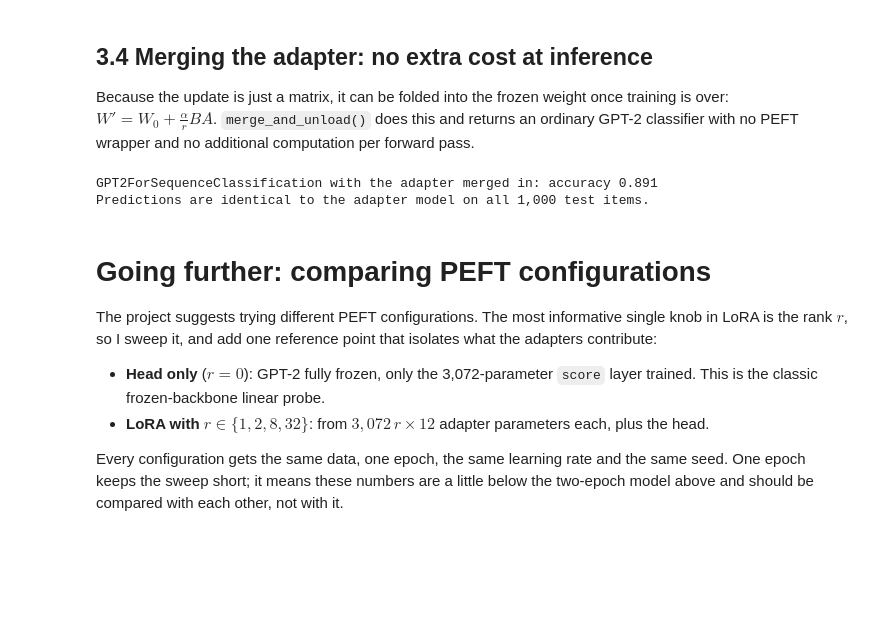
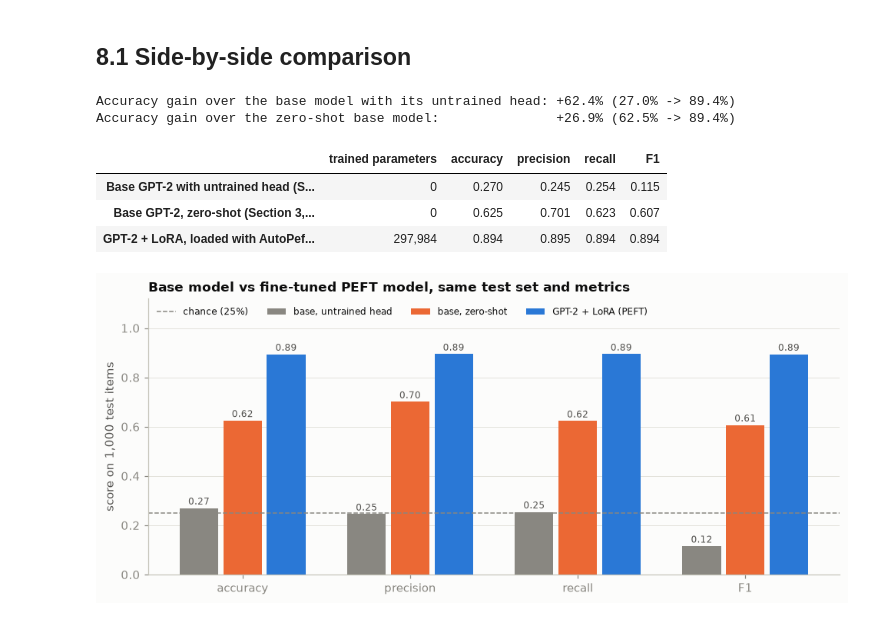
Before and after one commit to xlsarath/lightweight-fine-tuning, a Jupyter notebook: LightweightFineTuning.ipynb, the cells around one changed output. Saved outputs shown, nothing was run; the diff lists cells and outputs as text; code cells hidden in the pictures; blank space fills up the shorter version.

```diff
--- a/LightweightFineTuning.ipynb
+++ b/LightweightFineTuning.ipynb
@@ -534,25 +603,61 @@ pd.DataFrame(
 # %% [markdown]
-## 3.4 Merging the adapter: no extra cost at inference
-
-Because the update is just a matrix, it can be folded into the frozen weight once training is over: $W' = W_0 + \frac{\alpha}{r}BA$. `merge_and_unload()` does this and returns an ordinary GPT-2 classifier with no PEFT wrapper and no additional computation per forward pass.
+## 8.1 Side-by-side comparison
 # %%
-merged_model = reloaded_model.merge_and_unload()
-merged = evaluate(merged_model)
+rows = [
+    ("Base GPT-2 with untrained head (Section 3)", base_results, "0"),
+    ("Base GPT-2, zero-shot (Section 3, continued)", zero_shot_results, "0"),
+    ("GPT-2 + LoRA, loaded with AutoPeftModel (Section 8)", peft_results, f"{trainable:,}"),
+]
+comparison = pd.DataFrame(
+    {
+        "trained parameters": [r[2] for r in rows],
+        "accuracy": [r[1]["eval_accuracy"] for r in rows],
+        "precision": [r[1]["eval_precision"] for r in rows],
+        "recall": [r[1]["eval_recall"] for r in rows],
+        "F1": [r[1]["eval_f1"] for r in rows],
+    },
+    index=[r[0] for r in rows],
+)
 
-assert np.array_equal(merged["preds"], fine_tuned["preds"])
-print(f"{type(merged_model).__name__} with the adapter merged in: accuracy {merged['accuracy']:.3f}")
-print("Predictions are identical to the adapter model on all 1,000 test items.")
-del merged_model, reloaded_model
+best_base_accuracy = max(base_results["eval_accuracy"], zero_shot_results["eval_accuracy"])
+assert peft_results["eval_accuracy"] > best_base_accuracy
+print(f"Accuracy gain over the base model with its untrained head: {peft_results['eval_accuracy'] - base_results['eval_accuracy']:+.1%} "
+      f"({base_results['eval_accuracy']:.1%} -> {peft_results['eval_accuracy']:.1%})")
+print(f"Accuracy gain over the zero-shot base model:               {peft_results['eval_accuracy'] - zero_shot_results['eval_accuracy']:+.1%} "
+      f"({zero_shot_results['eval_accuracy']:.1%} -> {peft_results['eval_accuracy']:.1%})")
+comparison.round(3)
 # %% [output]
-GPT2ForSequenceClassification with the adapter merged in: accuracy 0.891
-Predictions are identical to the adapter model on all 1,000 test items.
+Accuracy gain over the base model with its untrained head: +62.4% (27.0% -> 89.4%)
+Accuracy gain over the zero-shot base model:               +26.9% (62.5% -> 89.4%)
+|  | trained parameters | accuracy | precision | recall | F1 |
+| Base GPT-2 with untrained head (S... | 0 | 0.270 | 0.245 | 0.254 | 0.115 |
+| Base GPT-2, zero-shot (Section 3,... | 0 | 0.625 | 0.701 | 0.623 | 0.607 |
+| GPT-2 + LoRA, loaded with AutoPef... | 297,984 | 0.894 | 0.895 | 0.894 | 0.894 |
-# %% [markdown]
-# Going further: comparing PEFT configurations
-
-The project suggests trying different PEFT configurations. The most informative single knob in LoRA is the rank $r$, so I sweep it, and add one reference point that isolates what the adapters contribute:
-
-- **Head only** ($r = 0$): GPT-2 fully frozen, only the 3,072-parameter `score` layer trained. This is the classic frozen-backbone linear probe.
-- **LoRA with $r \in \{1, 2, 8, 32\}$**: from $3{,}072\,r \times 12$ adapter parameters each, plus the head.
-
-Every configuration gets the same data, one epoch, the same learning rate and the same seed. One epoch keeps the sweep short; it means these numbers are a little below the two-epoch model above and should be compared with each other, not with it.
+# %%
+# Figure 2: the four metrics for each model
+metrics = ["accuracy", "precision", "recall", "F1"]
+series = [
+    ("base, untrained head", comparison.iloc[0], MUTED),
+    ("base, zero-shot", comparison.iloc[1], ORANGE),
+    ("GPT-2 + LoRA (PEFT)", comparison.iloc[2], BLUE),
+]
+x = np.arange(len(metrics))
+width = 0.26
+
+fig, ax = plt.subplots(figsize=(9, 4))
+for i, (name, row, color) in enumerate(series):
+    bars = ax.bar(x + (i - 1) * width, [row[m] for m in metrics], width - 0.03, color=color, label=name)
+    for bar in bars:
+        ax.annotate(f"{bar.get_height():.2f}", xy=(bar.get_x() + bar.get_width() / 2, bar.get_height()), xytext=(0, 3),
+                    textcoords="offset points", ha="center", fontsize=8, color=SECONDARY)
+ax.axhline(0.25, color=MUTED, linestyle="--", linewidth=1, label="chance (25%)")
+ax.set(xticks=x, xticklabels=metrics, ylim=(0, 1.12), ylabel="score on 1,000 test items",
+       title="Base model vs fine-tuned PEFT model, same test set and metrics")
+ax.grid(axis="x", visible=False)
+ax.legend(loc="upper left", fontsize=8, ncol=4)
+fig.tight_layout()
+fig.savefig("assets/comparison.png")
+plt.show()
+# %% [output]
+[figure, added]
 # %%
```
Also changed, not shown: parts of 58 cells of this notebook, 7 other files.
